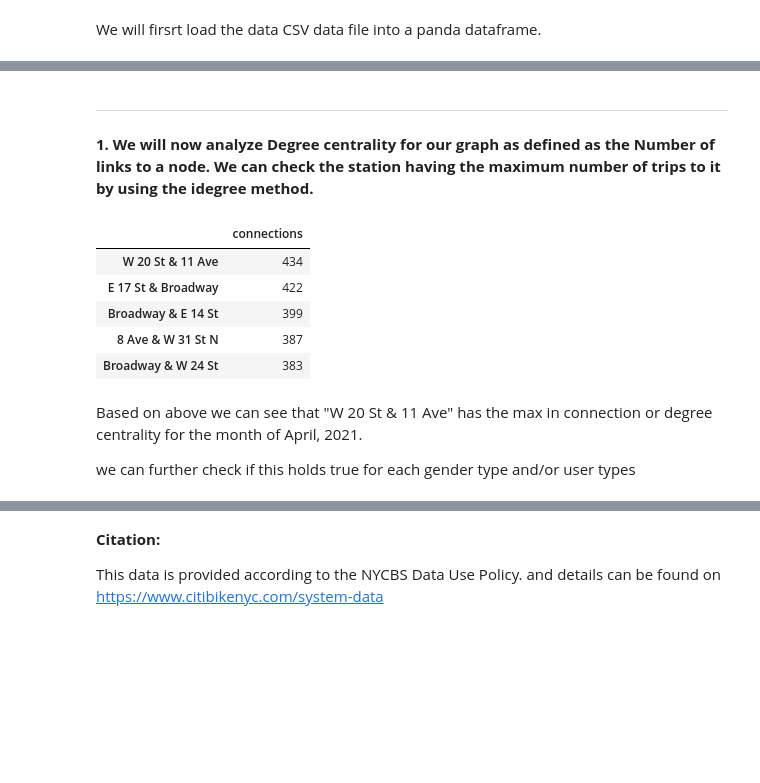
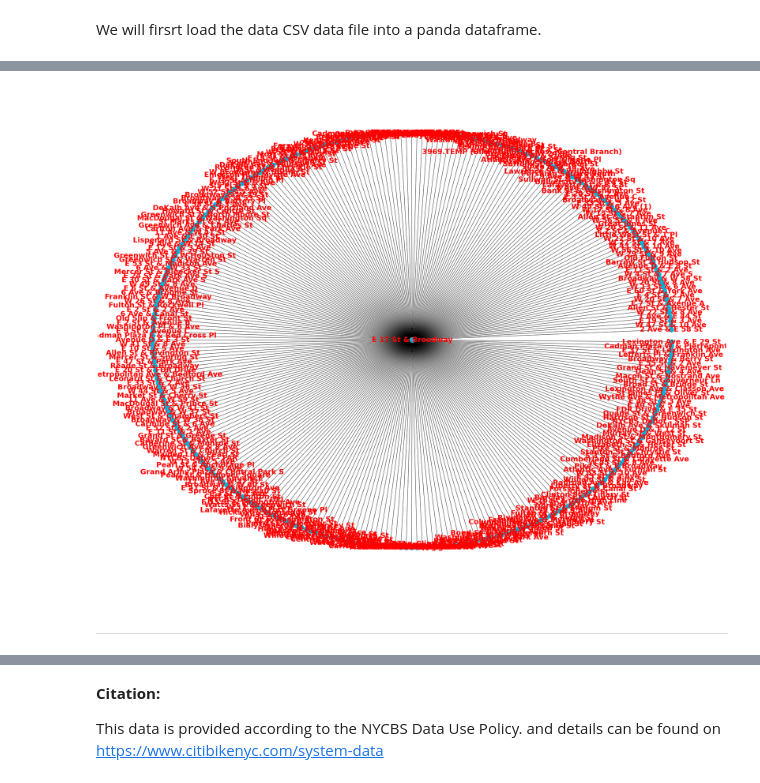
Before and after one commit to mtelab1/SPS_MSDS_SMR21_DATA620, a Jupyter notebook: Project01/Project01-CentralityMeasures-NycCitiBikeShare.ipynb, the cells around one changed output, grey strips where cells are left out. Drawn from its saved outputs; the diff is of its cells as text; code cells hidden in the pictures; blank space fills up the shorter version.

```diff
--- a/Project01/Project01-CentralityMeasures-NycCitiBikeShare.ipynb
+++ b/Project01/Project01-CentralityMeasures-NycCitiBikeShare.ipynb
@@ -101,6 +91,0 @@ df
-# %%
-# we will aggregrate the data to get a reduced required dataset with the count of trips as an atribute(weight) of the edge.
-df = df.groupby(['start_station_name','end_station_name','usertype','gender']).size().reset_index(name='trips')
-
-# Viewing the data
-df
@@ -183,0 +214,10 @@ nt.show('nx.html')
+# %%
+#dataframe having 'E 17 St & Broadway' end_station_name dataset
+df_location = df[df['end_station_name']=='E 17 St & Broadway']
+df_location = df_location[["start_station_name", "end_station_name"]]
+df_location = df_location.drop_duplicates()
+
+#creating the networkx graph object
+Graphtype = nx.Graph()
+G_location = nx.from_pandas_edgelist(df_location, source='start_station_name', target ='end_station_name'
+                            , create_using=nx.DiGraph())
@@ -184,4 +240,8 @@ nt.show('nx.html')
+# %%
+figure(figsize=(30, 24))
+nx.draw_kamada_kawai(G_location, arrows=True, with_labels=True,  node_color='#00b4d9'
+                     , font_color='red', font_size =25, font_weight='bold')
+# %% [output]
+[figure, added]
 # %% [markdown]
 ---
-# %% [markdown]
-<b>1. We will now analyze Degree centrality for our graph as defined as the Number of links to a node. We can check the station having the maximum number of trips to it by using the idegree method.</b>
@@ -194,13 +247,0 @@ df2 = s.to_frame().sort_values('connections', ascending=False)
-# %%
-df2.head()
-# %% [output]
-|  | connections |
-| W 20 St & 11 Ave | 434 |
-| E 17 St & Broadway | 422 |
-| Broadway & E 14 St | 399 |
-| 8 Ave & W 31 St N | 387 |
-| Broadway & W 24 St | 383 |
-# %% [markdown]
-Based on above we can see that "W 20 St & 11 Ave" has the max in connection or degree centrality for the month of April, 2021.
-
-we can further check if this holds true for each gender type and/or user types
```
Also changed, not shown: parts of 69 cells of this notebook, 2 other files.
